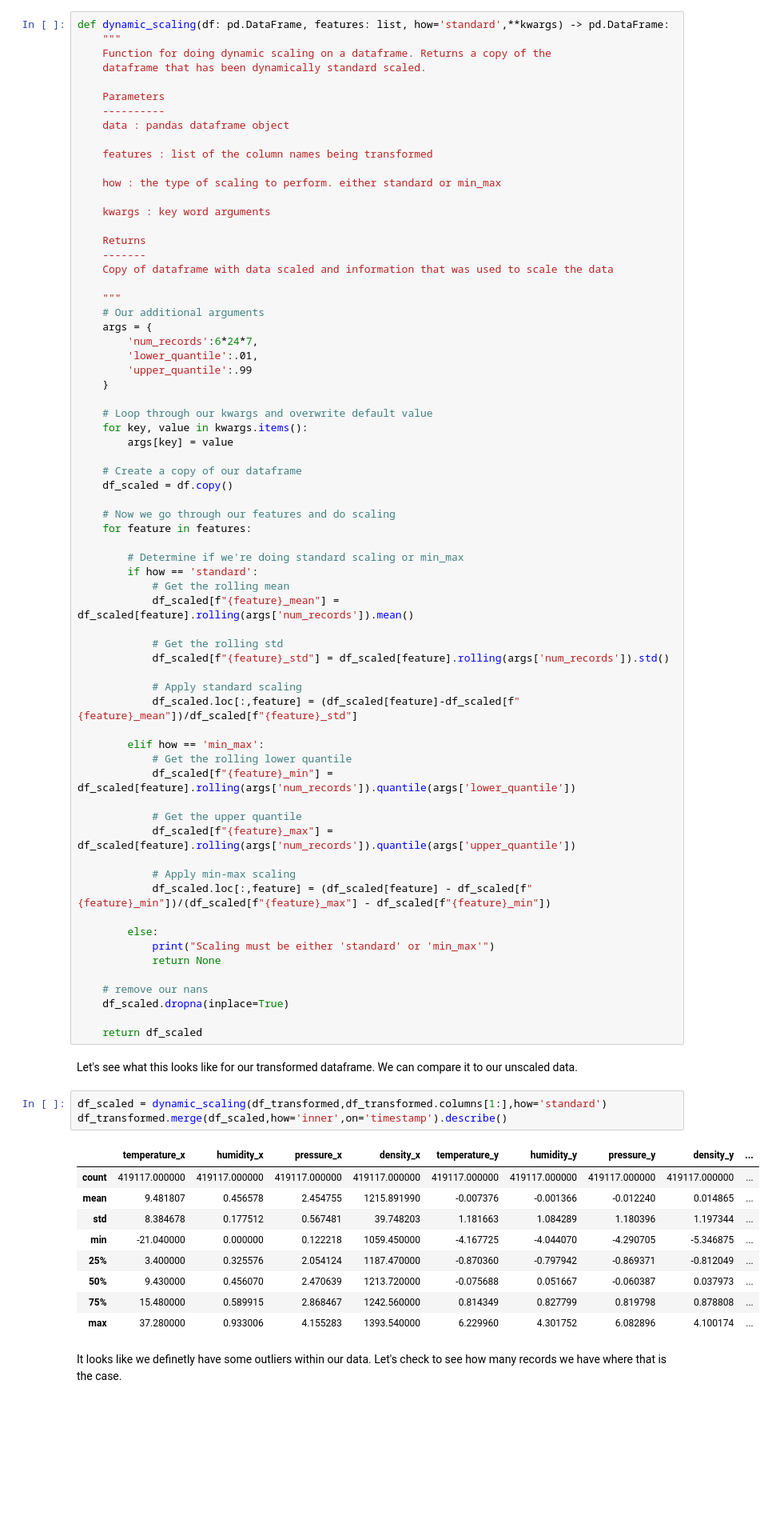
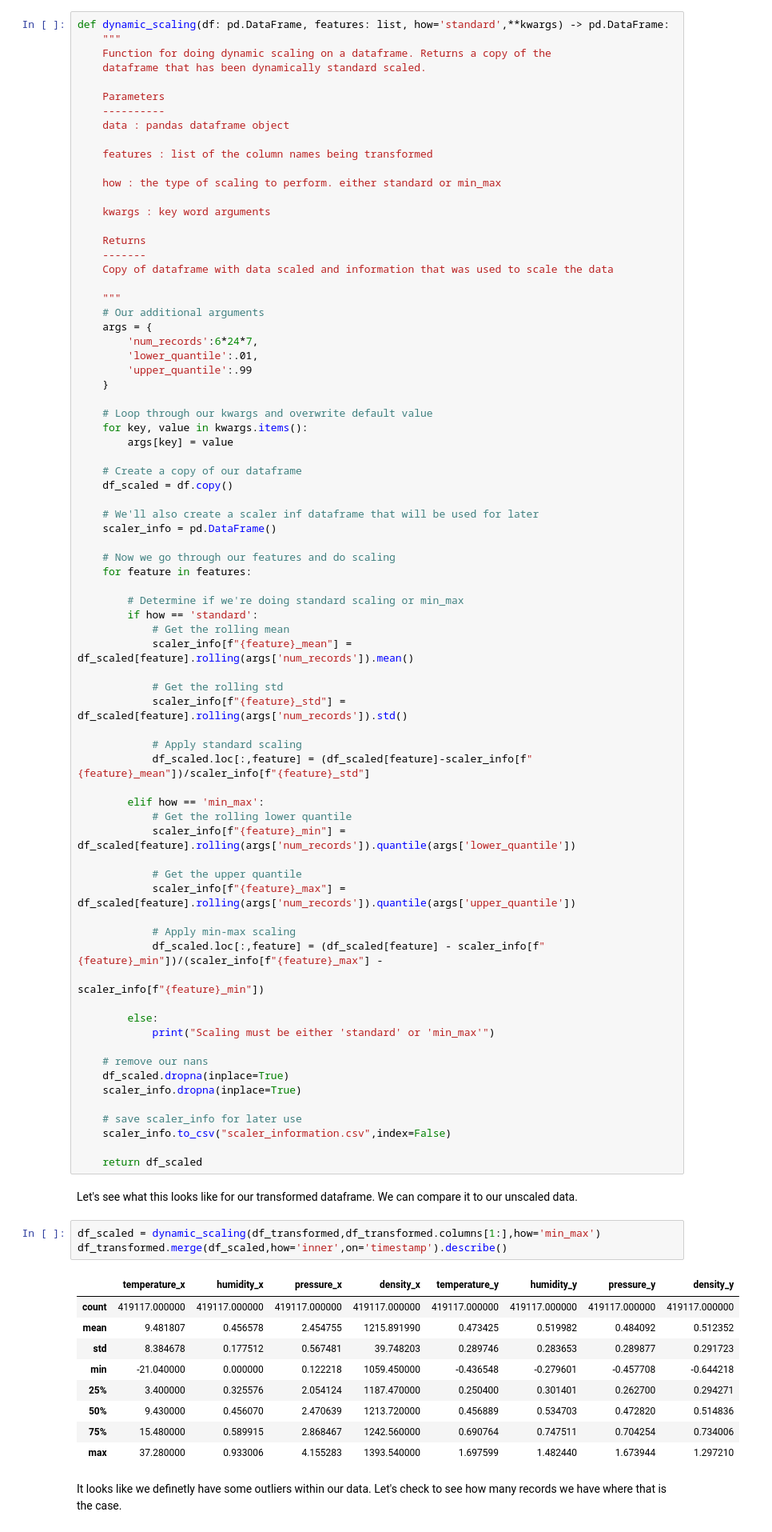
Before and after one commit to SullyRC/Weather-Forecasting-with-Pytorch, a Jupyter notebook: Pytorch Weather Forecast.ipynb, the cells around one changed output. Shown at 80% size. Saved outputs shown, nothing was run; the diff lists cells and outputs as text; blank space fills up the shorter version.

```diff
--- a/Pytorch Weather Forecast.ipynb
+++ b/Pytorch Weather Forecast.ipynb
@@ -409,53 +411,60 @@ def dynamic_scaling(df: pd.DataFrame, features: list, how='standard',**kwargs) -
     # Create a copy of our dataframe
     df_scaled = df.copy()
 
+    # We'll also create a scaler inf dataframe that will be used for later
+    scaler_info = pd.DataFrame()
+
     # Now we go through our features and do scaling
     for feature in features:
 
         # Determine if we're doing standard scaling or min_max
         if how == 'standard':
             # Get the rolling mean
-            df_scaled[f"{feature}_mean"] = df_scaled[feature].rolling(args['num_records']).mean()
+            scaler_info[f"{feature}_mean"] = df_scaled[feature].rolling(args['num_records']).mean()
 
             # Get the rolling std
-            df_scaled[f"{feature}_std"] = df_scaled[feature].rolling(args['num_records']).std()
+            scaler_info[f"{feature}_std"] = df_scaled[feature].rolling(args['num_records']).std()
 
             # Apply standard scaling
-            df_scaled.loc[:,feature] = (df_scaled[feature]-df_scaled[f"{feature}_mean"])/df_scaled[f"{feature}_std"]
+            df_scaled.loc[:,feature] = (df_scaled[feature]-scaler_info[f"{feature}_mean"])/scaler_info[f"{feature}_std"]
 
         elif how == 'min_max':
             # Get the rolling lower quantile
-            df_scaled[f"{feature}_min"] = df_scaled[feature].rolling(args['num_records']).quantile(args['lower_quantile'])
+            scaler_info[f"{feature}_min"] = df_scaled[feature].rolling(args['num_records']).quantile(args['lower_quantile'])
 
             # Get the upper quantile
-            df_scaled[f"{feature}_max"] = df_scaled[feature].rolling(args['num_records']).quantile(args['upper_quantile'])
+            scaler_info[f"{feature}_max"] = df_scaled[feature].rolling(args['num_records']).quantile(args['upper_quantile'])
 
             # Apply min-max scaling
-            df_scaled.loc[:,feature] = (df_scaled[feature] - df_scaled[f"{feature}_min"])/(df_scaled[f"{feature}_max"] - df_scaled[f"{feature}_min"])
+            df_scaled.loc[:,feature] = (df_scaled[feature] - scaler_info[f"{feature}_min"])/(scaler_info[f"{feature}_max"] -
+                                                                                             scaler_info[f"{feature}_min"])
 
         else:
             print("Scaling must be either 'standard' or 'min_max'")
-            return None
 
     # remove our nans
     df_scaled.dropna(inplace=True)
+    scaler_info.dropna(inplace=True)
+
+    # save scaler_info for later use
+    scaler_info.to_csv("scaler_information.csv",index=False)
 
     return df_scaled
 # %% [markdown]
 Let's see what this looks like for our transformed dataframe. We can compare it to our unscaled data.
 # %%
-df_scaled = dynamic_scaling(df_transformed,df_transformed.columns[1:],how='standard')
+df_scaled = dynamic_scaling(df_transformed,df_transformed.columns[1:],how='min_max')
 df_transformed.merge(df_scaled,how='inner',on='timestamp').describe()
 # %% [output]
-|  | temperature_x | humidity_x | pressure_x | density_x | temperature_y | humidity_y | pressure_y | density_y | ... |
-| count | 419117.000000 | 419117.000000 | 419117.000000 | 419117.000000 | 419117.000000 | 419117.000000 | 419117.000000 | 419117.000000 | ... |
-| mean | 9.481807 | 0.456578 | 2.454755 | 1215.891990 | -0.007376 | -0.001366 | -0.012240 | 0.014865 | ... |
-| std | 8.384678 | 0.177512 | 0.567481 | 39.748203 | 1.181663 | 1.084289 | 1.180396 | 1.197344 | ... |
-| min | -21.040000 | 0.000000 | 0.122218 | 1059.450000 | -4.167725 | -4.044070 | -4.290705 | -5.346875 | ... |
-| 25% | 3.400000 | 0.325576 | 2.054124 | 1187.470000 | -0.870360 | -0.797942 | -0.869371 | -0.812049 | ... |
-| 50% | 9.430000 | 0.456070 | 2.470639 | 1213.720000 | -0.075688 | 0.051667 | -0.060387 | 0.037973 | ... |
-| 75% | 15.480000 | 0.589915 | 2.868467 | 1242.560000 | 0.814349 | 0.827799 | 0.819798 | 0.878808 | ... |
-| max | 37.280000 | 0.933006 | 4.155283 | 1393.540000 | 6.229960 | 4.301752 | 6.082896 | 4.100174 | ... |
+|  | temperature_x | humidity_x | pressure_x | density_x | temperature_y | humidity_y | pressure_y | density_y |
+| count | 419117.000000 | 419117.000000 | 419117.000000 | 419117.000000 | 419117.000000 | 419117.000000 | 419117.000000 | 419117.000000 |
+| mean | 9.481807 | 0.456578 | 2.454755 | 1215.891990 | 0.473425 | 0.519982 | 0.484092 | 0.512352 |
+| std | 8.384678 | 0.177512 | 0.567481 | 39.748203 | 0.289746 | 0.283653 | 0.289877 | 0.291723 |
+| min | -21.040000 | 0.000000 | 0.122218 | 1059.450000 | -0.436548 | -0.279601 | -0.457708 | -0.644218 |
+| 25% | 3.400000 | 0.325576 | 2.054124 | 1187.470000 | 0.250400 | 0.301401 | 0.262700 | 0.294271 |
+| 50% | 9.430000 | 0.456070 | 2.470639 | 1213.720000 | 0.456889 | 0.534703 | 0.472820 | 0.514836 |
+| 75% | 15.480000 | 0.589915 | 2.868467 | 1242.560000 | 0.690764 | 0.747511 | 0.704254 | 0.734006 |
+| max | 37.280000 | 0.933006 | 4.155283 | 1393.540000 | 1.697599 | 1.482440 | 1.673944 | 1.297210 |
 # %% [markdown]
 It looks like we definetly have some outliers within our data. Let's check to see how many records we have where that is the case.
 # %%
```
Also changed, not shown: parts of 26 cells of this notebook, 1 other file.
